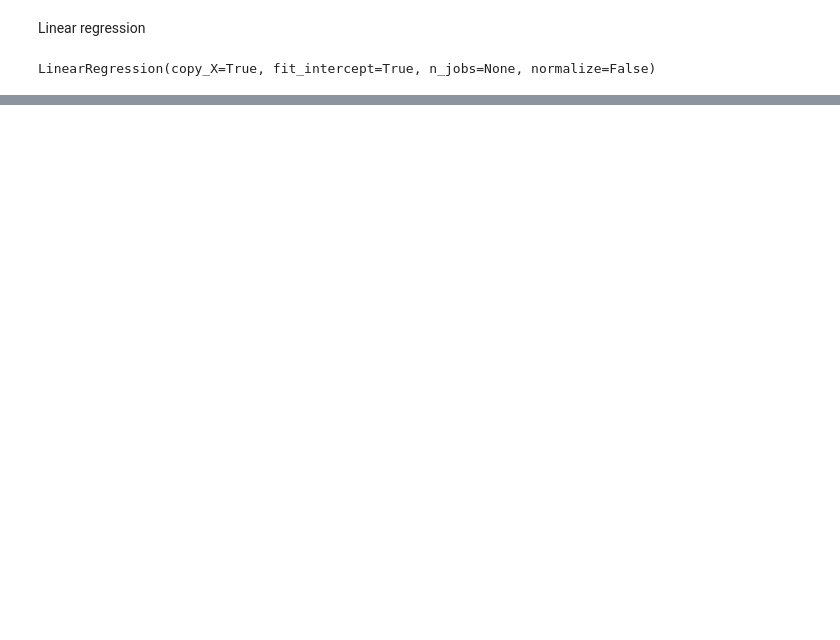
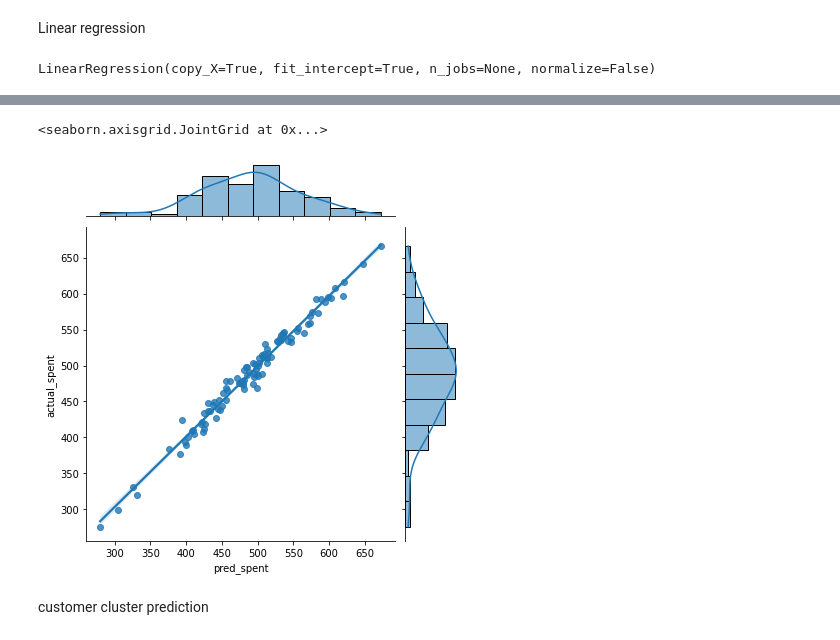
Before and after one commit to AMAN690/Inventoplus_XE_HACK_007, a Jupyter notebook: CustomerSatisfactionPrediction.ipynb, the cells around one changed output, grey strips where cells are left out. Saved outputs shown, nothing was run; the diff lists cells and outputs as text; code cells hidden in the pictures; blank space fills up the shorter version.

```diff
--- a/CustomerSatisfactionPrediction.ipynb
+++ b/CustomerSatisfactionPrediction.ipynb
@@ -203,0 +215,4 @@ r2_score(y_test,Y_pred)
+# %%
+#prediction of spent and actual spent by customers
+ecommerce_plot = pd.DataFrame({'pred_spent': ytest_pred, 'actual_spent': y_test})
+ecommerce_plot.head()
@@ -203,0 +226,7 @@ r2_score(y_test,Y_pred)
+# %%
+sns.jointplot(x='pred_spent',y='actual_spent',data=ecommerce_plot,kind='reg')
+# %% [output]
+<seaborn.axisgrid.JointGrid at 0x...>
+[figure, added]
+# %% [markdown]
+customer cluster prediction
```
Also changed, not shown: parts of 24 cells of this notebook.
